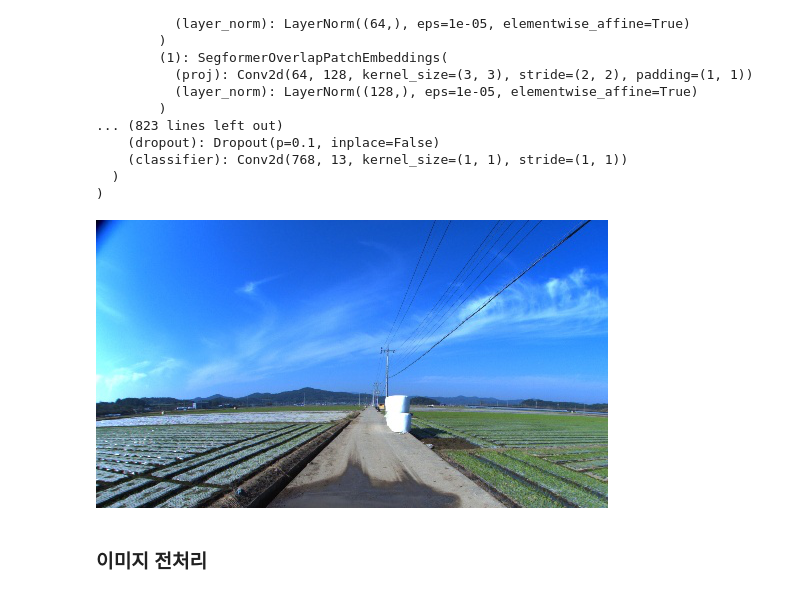
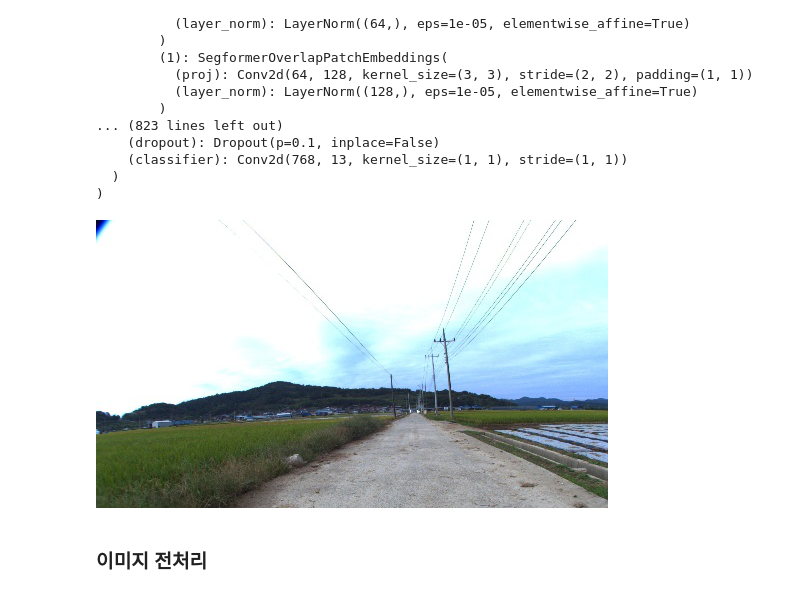
Before and after one commit to choiyongwoo/Deep_Learning_Bootcamp, a Jupyter notebook: image_project2/inference.ipynb, the cells around one changed output. Cells and saved outputs as stored; diff of their text form; code cells hidden in the pictures.

```diff
--- a/image_project2/inference.ipynb
+++ b/image_project2/inference.ipynb
@@ -46,13 +46,13 @@ SegformerForSemanticSegmentation(
 # %%
 from PIL import Image
 
 # load image + ground truth map
-image_path = "C:/Users/chldy/OneDrive/바탕 화면/resized_valid_image/NIA_AgricultureAD_field_RGB_middle_Gyeongsangnamdo_2110250952_day_sunny_000002.jpg"
+image_path = "C:/Users/USER/Desktop/512x288/resized_valid_image/NIA_AgricultureAD_paddy_RGB_bottom_Gyeongsangnamdo_2110151007_day_sunny_001894.jpg"
 image = Image.open(image_path)
 
 image
 # %% [output]
-[figure, old version]
+[figure, new version]
 # %% [markdown]
 ### 이미지 전처리
 # %%
```
Also changed, not shown: parts of 25 cells of this notebook, 4 other files.
